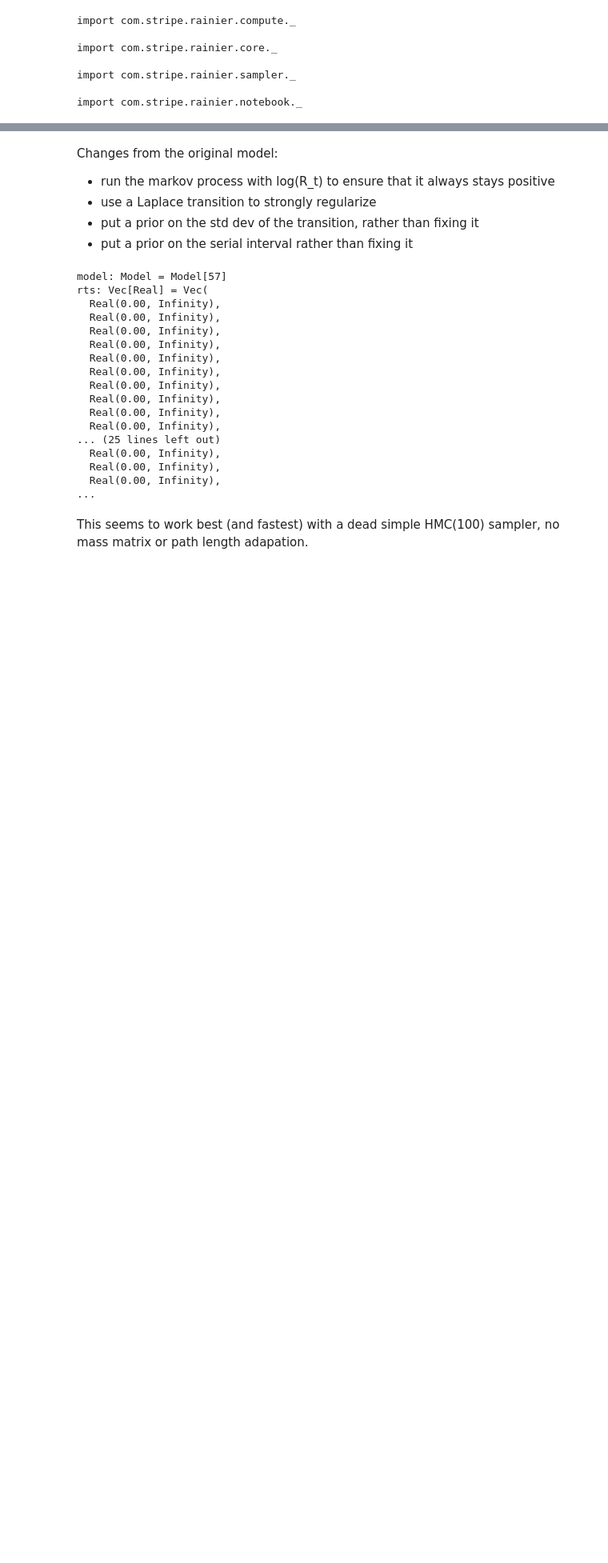
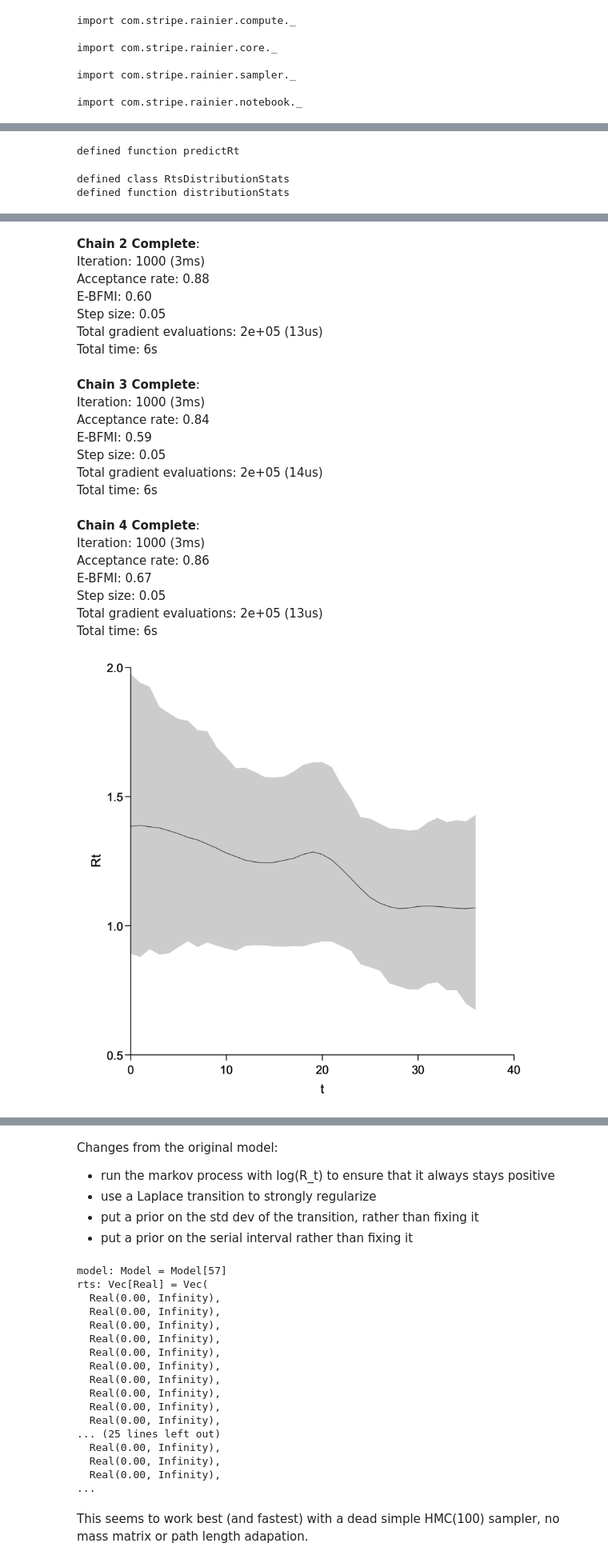
Before and after one commit to pmm-sumo/covid-19, a Jupyter notebook: Rainier.ipynb, the cells around one changed output, grey strips where cells are left out. Shown at 80% size. Saved outputs shown, nothing was run; the diff lists cells and outputs as text; code cells hidden in the pictures; blank space fills up the shorter version.

Commit message:
Run Rainier's predictions on all EU countries
Also, display Rainier's predictions in the original notebook.

```diff
--- a/Rainier.ipynb
+++ b/Rainier.ipynb
@@ -48,0 +91,47 @@ data: List[((Int, Long), Long)] = List(
+# %%
+def predictRt(caseNumbers: List[Long]): (Vec[Real], List[Seq[Double]]) = {
+    val data = prepareDataForModel(caseNumbers)
+
+    val (model, rts) =  {
+        val (xs, ys) = data.unzip
+
+        val serialInterval = Normal(5,2).latent
+        val logR0 = Normal(0, 1).latent
+        val sigma = Exponential(10).latent
+        val diffs = Laplace(0,sigma).latentVec(data.size)
+        val logRts = Vec.from(diffs.toList.scanLeft(logR0)(_ + _))
+        val likelihoods = Vec.from(xs).map{case (i, kt_prev) =>
+            val lambda = ((logRts(i).exp - 1)/serialInterval).exp * kt_prev
+            Poisson(lambda)
+        }
+
+        (Model.observe(ys, likelihoods), logRts.map(_.exp))
+    }
+
+    val trace = model.sample(samplerConfig, 4)
+
+    rts -> trace.predict(rts)
+}
+# %% [output]
+defined function predictRt
+# %%
+case class RtsDistributionStats(means: Seq[(Int, Double)], hdpis: Seq[(Int, (Double, Double))])
+def distributionStats(rts: Vec[Real], rtForecasts: List[Seq[Double]]): RtsDistributionStats = {
+    val means = 0.until(rts.size).map{i => (i,mean(rtForecasts.map(_(i))))}
+    val hdpis = 0.until(rts.size).map{i => (i, hdpi(rtForecasts.map(_(i))))}
+    RtsDistributionStats(means, hdpis)
+}
+# %% [output]
+defined class RtsDistributionStats
+defined function distributionStats
+# %%
+{{
+    val countryName = "Hungary"
+    val caseNumbers = countriesSmooth.collect {
+        case m if m("country") == countryName => m("cases").toLong
+    }
+    val (rts,estimates) = predictRt(caseNumbers)
+    val RtsDistributionStats(means, hdpis) = distributionStats(rts, estimates)
+    show("t", "Rt", line(means), shade(hdpis))
+}}
+# %% [output]
@@ -48,0 +145,22 @@ data: List[((Int, Long), Long)] = List(
+Chain 2 Complete:
+Iteration: 1000 (3ms)
+Acceptance rate: 0.88
+E-BFMI: 0.60
+Step size: 0.05
+Total gradient evaluations: 2e+05 (13us)
+Total time: 6s
+Chain 3 Complete:
+Iteration: 1000 (3ms)
+Acceptance rate: 0.84
+E-BFMI: 0.59
+Step size: 0.05
+Total gradient evaluations: 2e+05 (14us)
+Total time: 6s
+Chain 4 Complete:
+Iteration: 1000 (3ms)
+Acceptance rate: 0.86
+E-BFMI: 0.67
+Step size: 0.05
+Total gradient evaluations: 2e+05 (13us)
+Total time: 6s
+[figure, added]
```
Also changed, not shown: parts of 20 cells of this notebook, 3 other files.
